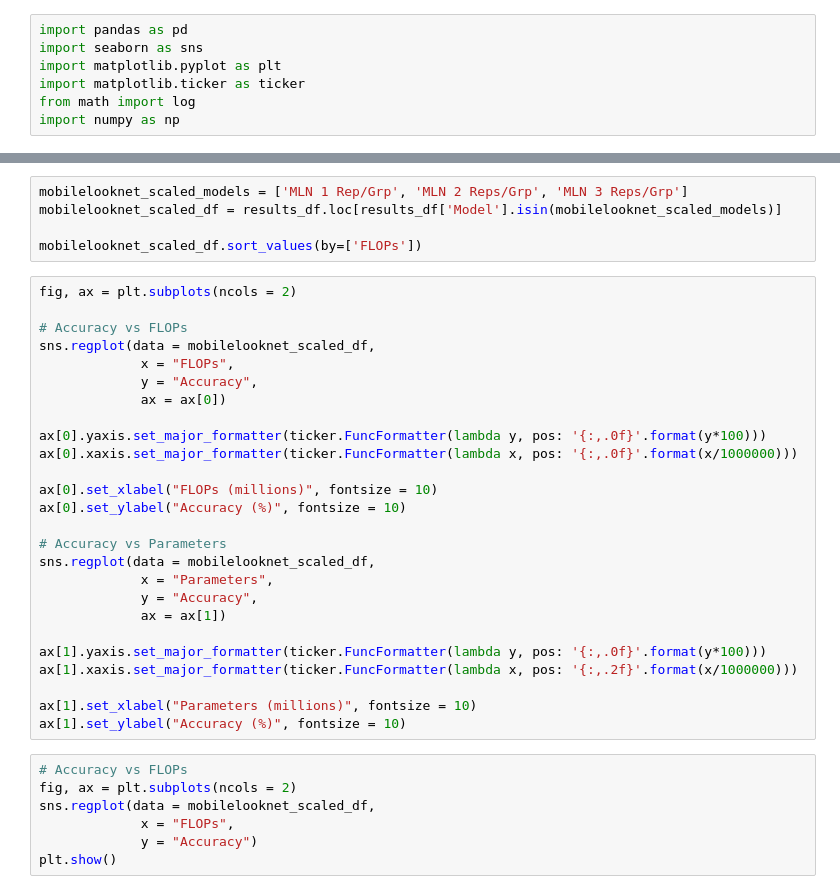
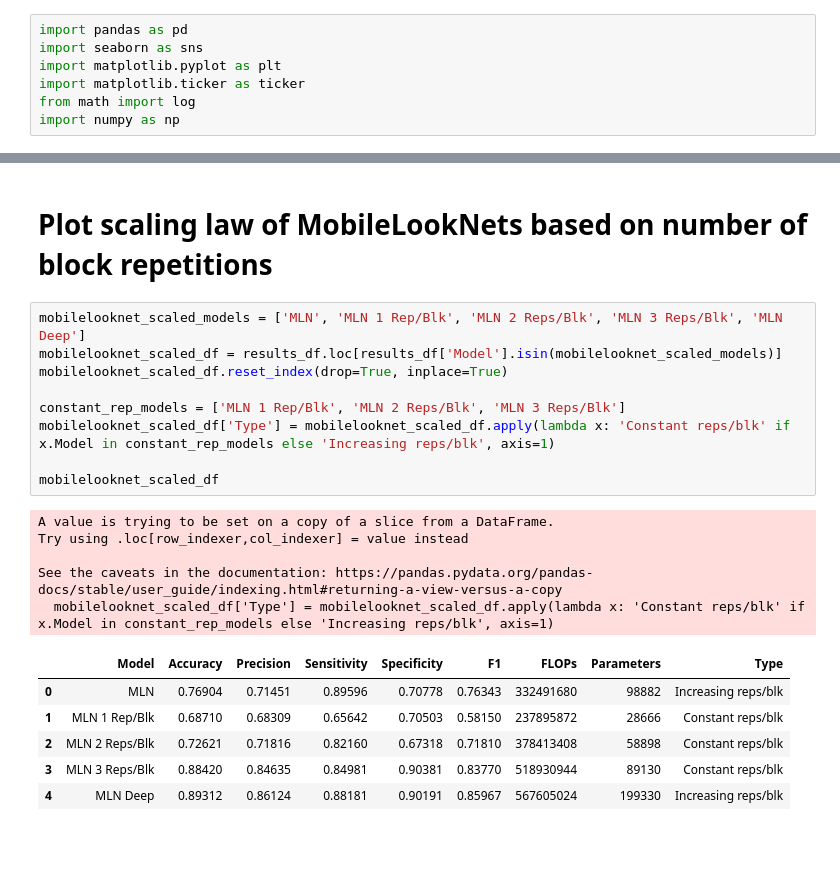
Before and after one commit to IrishMorales/lightweight-cnn-for-bone-metastasis, a Jupyter notebook: results/graphs.ipynb, the cells around one changed output, grey strips where cells are left out. Drawn from its saved outputs; the diff is of its cells as text; blank space fills up the shorter version.

```diff
--- a/results/graphs.ipynb
+++ b/results/graphs.ipynb
@@ -152,38 +174,23 @@ plt.show()
-# %%
-mobilelooknet_scaled_models = ['MLN 1 Rep/Grp', 'MLN 2 Reps/Grp', 'MLN 3 Reps/Grp']
-mobilelooknet_scaled_df = results_df.loc[results_df['Model'].isin(mobilelooknet_scaled_models)]
-
-mobilelooknet_scaled_df.sort_values(by=['FLOPs'])
-# %%
-fig, ax = plt.subplots(ncols = 2)
-
-# Accuracy vs FLOPs
-sns.regplot(data = mobilelooknet_scaled_df,
-             x = "FLOPs",
-             y = "Accuracy",
-             ax = ax[0])
-
-ax[0].yaxis.set_major_formatter(ticker.FuncFormatter(lambda y, pos: '{:,.0f}'.format(y*100)))
-ax[0].xaxis.set_major_formatter(ticker.FuncFormatter(lambda x, pos: '{:,.0f}'.format(x/1000000)))
-
-ax[0].set_xlabel("FLOPs (millions)", fontsize = 10)
-ax[0].set_ylabel("Accuracy (%)", fontsize = 10)
-
-# Accuracy vs Parameters
-sns.regplot(data = mobilelooknet_scaled_df,
-             x = "Parameters",
-             y = "Accuracy",
-             ax = ax[1])
-
-ax[1].yaxis.set_major_formatter(ticker.FuncFormatter(lambda y, pos: '{:,.0f}'.format(y*100)))
-ax[1].xaxis.set_major_formatter(ticker.FuncFormatter(lambda x, pos: '{:,.2f}'.format(x/1000000)))
-
-ax[1].set_xlabel("Parameters (millions)", fontsize = 10)
-ax[1].set_ylabel("Accuracy (%)", fontsize = 10)
-# %%
-# Accuracy vs FLOPs
-fig, ax = plt.subplots(ncols = 2)
-sns.regplot(data = mobilelooknet_scaled_df,
-             x = "FLOPs",
-             y = "Accuracy")
-plt.show()
+# %% [markdown]
+# Plot scaling law of MobileLookNets based on number of block repetitions
+# %%
+mobilelooknet_scaled_models = ['MLN', 'MLN 1 Rep/Blk', 'MLN 2 Reps/Blk', 'MLN 3 Reps/Blk', 'MLN Deep']
+mobilelooknet_scaled_df = results_df.loc[results_df['Model'].isin(mobilelooknet_scaled_models)]
+mobilelooknet_scaled_df.reset_index(drop=True, inplace=True)
+
+constant_rep_models = ['MLN 1 Rep/Blk', 'MLN 2 Reps/Blk', 'MLN 3 Reps/Blk']
+mobilelooknet_scaled_df['Type'] = mobilelooknet_scaled_df.apply(lambda x: 'Constant reps/blk' if x.Model in constant_rep_models else 'Increasing reps/blk', axis=1)
+
+mobilelooknet_scaled_df
+# %% [output]
+A value is trying to be set on a copy of a slice from a DataFrame.
+Try using .loc[row_indexer,col_indexer] = value instead
+
+See the caveats in the documentation: https://pandas.pydata.org/pandas-docs/stable/user_guide/indexing.html#returning-a-view-versus-a-copy
+  mobilelooknet_scaled_df['Type'] = mobilelooknet_scaled_df.apply(lambda x: 'Constant reps/blk' if x.Model in constant_rep_models else 'Increasing reps/blk', axis=1)
+|  | Model | Accuracy | Precision | Sensitivity | Specificity | F1 | FLOPs | Parameters | Type |
+| 0 | MLN | 0.76904 | 0.71451 | 0.89596 | 0.70778 | 0.76343 | 332491680 | 98882 | Increasing reps/blk |
+| 1 | MLN 1 Rep/Blk | 0.68710 | 0.68309 | 0.65642 | 0.70503 | 0.58150 | 237895872 | 28666 | Constant reps/blk |
+| 2 | MLN 2 Reps/Blk | 0.72621 | 0.71816 | 0.82160 | 0.67318 | 0.71810 | 378413408 | 58898 | Constant reps/blk |
+| 3 | MLN 3 Reps/Blk | 0.88420 | 0.84635 | 0.84981 | 0.90381 | 0.83770 | 518930944 | 89130 | Constant reps/blk |
+| 4 | MLN Deep | 0.89312 | 0.86124 | 0.88181 | 0.90191 | 0.85967 | 567605024 | 199330 | Increasing reps/blk |
```
Also changed, not shown: parts of 8 cells of this notebook, 2 other files.
